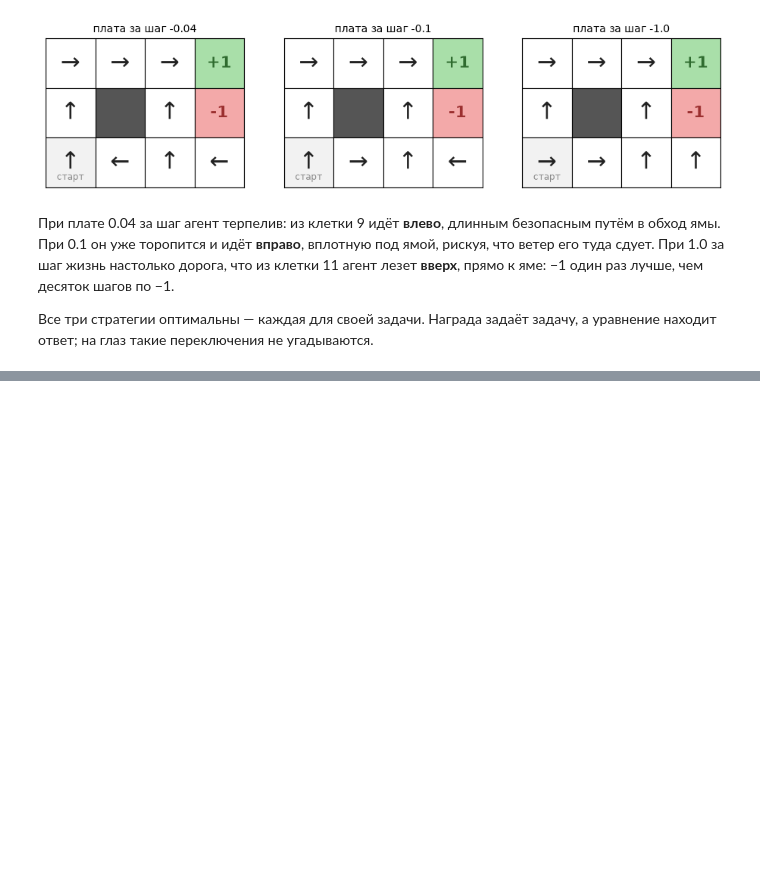
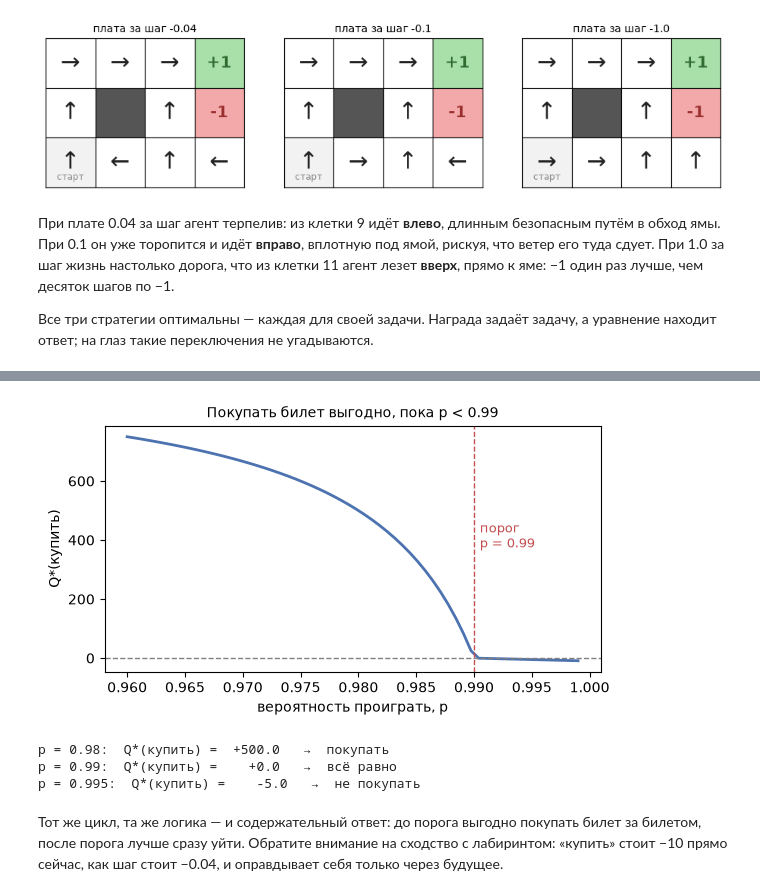
Before and after one commit to IlyaChichkanov/Reinforcement-learning, a Jupyter notebook: 02-environments/lecture/lecture.ipynb, the cells around one changed output, grey strips where cells are left out. Cells and saved outputs as stored; diff of their text form; code cells hidden in the pictures; blank space fills up the shorter version.

```diff
--- a/02-environments/lecture/lecture.ipynb
+++ b/02-environments/lecture/lecture.ipynb
@@ -291 +316,31 @@ plt.show()
+# %%
+def lottery_q(p, cost=10, prize=1000, n_iter=500):
+    """Уравнение оптимальности для «купить», решённое простой итерацией — как в разделе 4."""
+    q = 0.0
+    for _ in range(n_iter):
+        q = -cost + p * max(q, 0) + (1 - p) * prize      # подставляем приближение в правую часть
+    return q
+
+ps = np.linspace(0.96, 0.999, 60)
+values = [lottery_q(p) for p in ps]
+
+plt.figure(figsize=(6.4, 3.2))
+plt.plot(ps, values, lw=2, color="#4C72B0")
+plt.axhline(0, color="grey", ls="--", lw=1)
+plt.axvline(0.99, color="#C44E52", ls="--", lw=1)
+plt.text(0.9905, max(values) * 0.5, "порог\np = 0.99", color="#C44E52", fontsize=9)
+plt.xlabel("вероятность проиграть, p"); plt.ylabel("Q*(купить)")
+plt.title("Покупать билет выгодно, пока p < 0.99", fontsize=10)
+plt.show()
+
+for p in (0.98, 0.99, 0.995):
+    q = lottery_q(p)
+    print(f"p = {p}:  Q*(купить) = {q:+7.1f}   →  " + ("покупать" if q > 1e-6 else "не покупать" if q < -1e-6 else "всё равно"))
+# %% [output]
+[figure, added]
+p = 0.98:  Q*(купить) =  +500.0   →  покупать
+p = 0.99:  Q*(купить) =    +0.0   →  всё равно
+p = 0.995:  Q*(купить) =    -5.0   →  не покупать
+# %% [markdown]
+Тот же цикл, та же логика — и содержательный ответ: до порога выгодно покупать билет за билетом, после порога лучше сразу уйти. Обратите внимание на сходство с лабиринтом: «купить» стоит −10 прямо сейчас, как шаг стоит −0.04, и оправдывает себя только через будущее.
 # %% [markdown]
```
Also changed, not shown: parts of 17 cells of this notebook, 6 other files.
